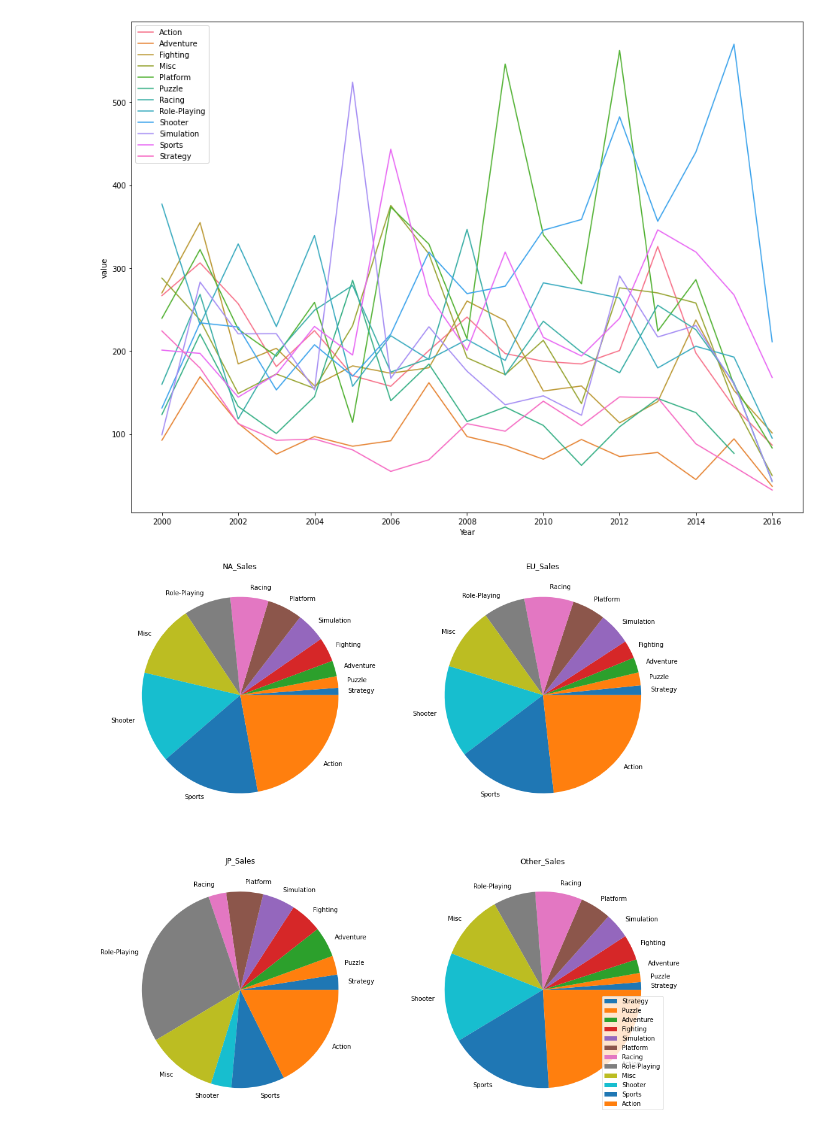
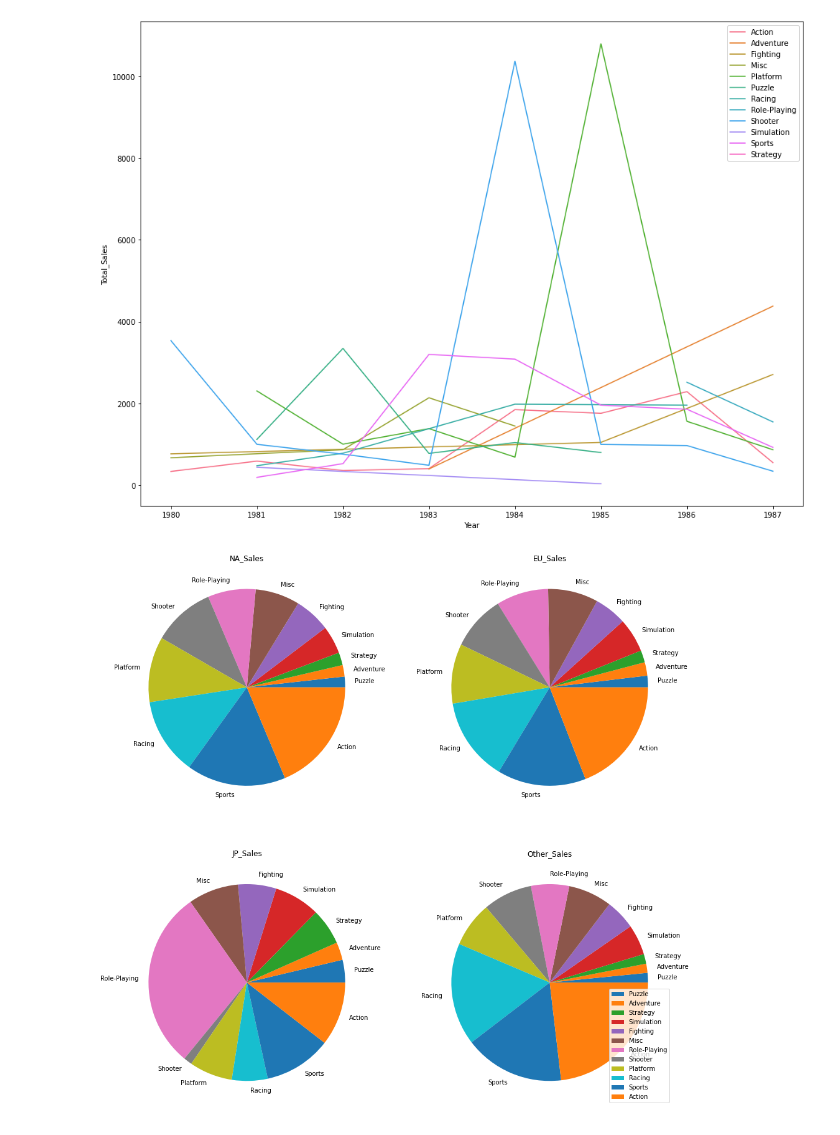
Before and after one commit to e080hsm/Section1_Project, a Jupyter notebook: ai14_n1xx_우성호.ipynb, the cells around one changed output. Cells and saved outputs as stored; diff of their text form; code cells hidden in the pictures.

```diff
--- a/ai14_n1xx_우성호.ipynb
+++ b/ai14_n1xx_우성호.ipynb
@@ -32,6 +32,9 @@ num_df_after = df.shape[0]
 df[['Platform', 'Genre', 'Publisher']] = df[['Platform', 'Genre', 'Publisher']].astype('category')
 df[sales_col] = df[sales_col].astype(int)
 df = df.convert_dtypes()
+# %%
+#Data Featuring
+df['Total_Sales'] = np.sum(df[sales_col].T)
 # %%
 print(f'The number of    RAW data: {num_df_before}\nThe number of not-NA data: {num_df_after}\nduration: {np.amin(df.Year)} ~ {np.amax(df.Year)}')
 df.info()
@@ -77,19 +82,14 @@ def make_lineplot(df, min=1900, max=2022):
   plt.legend();
 # %%
-make_lineplot(df, min = 2000, max=2016)
+make_lineplot(df, min = 1980, max=1987)
 # %% [output]
-[figure, old version]
+[figure, new version]
 # %%
 def make_pie(df, min=1900, max=2022):
-  df_gs = df[(df.Year >= min) & (df.Year <= max)].groupby('Genre')[sales_col].sum().T
-  genre_col = df_gs.columns
-  #total = np.sum(df_gs[genre_col].T)
-
-  #for col in genre_col:
-  #  df_gs[col] /= total
+  df_gs = df[(df.Year >= min) & (df.Year <= max)].\
+    groupby('Genre')[sales_col].sum().sort_values('NA_Sales')
 
   plt.figure(figsize= [16, 16])
-  df_gs = df_gs.T.sort_values('NA_Sales')
   for i, sale in enumerate(sales_col):
     x = plt.subplot(2, 2, i+1)
     x.ax = plt.pie(data= df_gs, x= sale, labels=df_gs.index)
@@ -97,6 +97,6 @@ def make_pie(df, min=1900, max=2022):
 
   plt.legend();
 # %%
-make_pie(df, min= 2005, max = 2016)
+make_pie(df, min= 1999, max = 2005)
 # %% [output]
-[figure, old version]
+[figure, new version]
```
Also changed, not shown: parts of 3 cells of this notebook.
